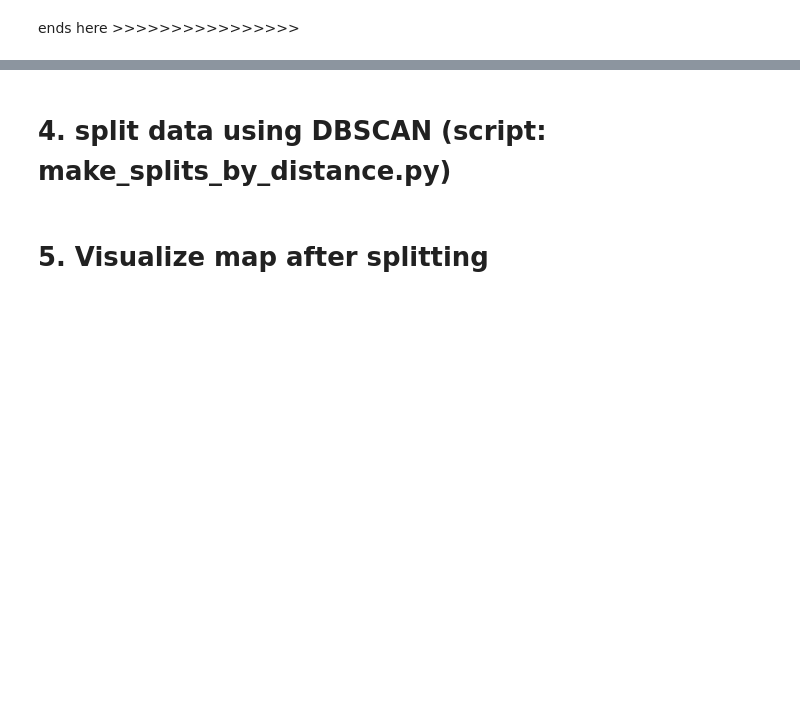
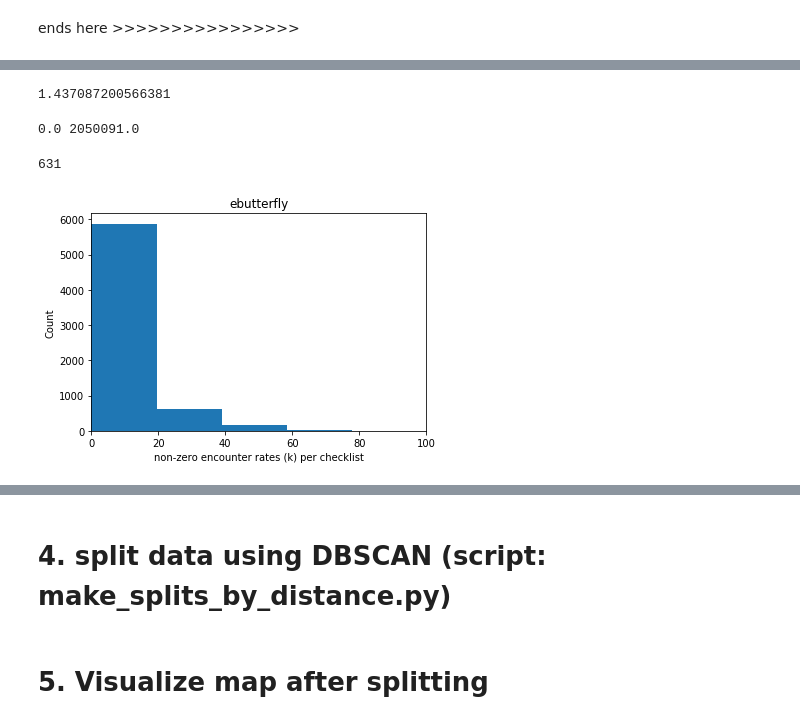
Before and after one commit to RolnickLab/SatBird, a Jupyter notebook: data_processing/ebutterfly_data_preparation/prepare_ebutterfly_with_ebird.ipynb, the cells around one changed output, grey strips where cells are left out. Cells and saved outputs as stored; diff of their text form; code cells hidden in the pictures; blank space fills up the shorter version.

Commit message:
changes to data preparation (butterfly targets)

```diff
--- a/data_processing/ebutterfly_data_preparation/prepare_ebutterfly_with_ebird.ipynb
+++ b/data_processing/ebutterfly_data_preparation/prepare_ebutterfly_with_ebird.ipynb
@@ -260,5 +281,5 @@ starts here >>>>>>>>>>>>>>>>
 ## correction: use an updated species list which drops one species, and re-generated the targets
 species_list = pd.read_csv(os.path.join(root_dir, dataset_tag, 'species_list_updated.csv'))
 # print(species_list[species_list['frequency'] > 1])
-species_list = species_list['species'].tolist()
-# print(len(species_list))
+species_list = species_list[species_list['frequency'] >= 100]['species'].tolist()
+print(len(species_list))
@@ -268,9 +319,10 @@ ends here >>>>>>>>>>>>>>>>
 # create targets by aggregating checklists
 import json
 problems = []
-filtered_butterfly_data.iloc[18241].to_csv(os.path.join(root_dir, dataset_tag, '1.csv'))
-filtered_butterfly_data.iloc[33283].to_csv(os.path.join(root_dir, dataset_tag, '2.csv'))
+# filtered_butterfly_data.iloc[18241].to_csv(os.path.join(root_dir, dataset_tag, '1.csv'))
+# filtered_butterfly_data.iloc[33283].to_csv(os.path.join(root_dir, dataset_tag, '2.csv'))
 
+non_zero_target = []
 for group_name, group_data in tqdm(grouped_butterfly_data):
     target = {}
     checklist_ = np.zeros(len(species_list))
@@ -287,12 +339,30 @@ for group_name, group_data in tqdm(grouped_butterfly_data):
     if np.max(checklist_) > 1 :
         problems.append(group_name)
 
+    non_zero_target.append(np.count_nonzero(checklist_))
     target['probs'] = checklist_.tolist()
     target['hotspot_id'] = group_name
-    path = os.path.join(root_dir, dataset_tag, 'butterfly_targets')
+    path = os.path.join(root_dir, dataset_tag, 'butterfly_targets_2')
     if not os.path.exists(path):
         os.mkdir(path)
 
-    with open(os.path.join(root_dir, dataset_tag, 'butterfly_targets', group_name + '.json'), 'w') as fp:
-        json.dump(ta    # dropping species that appear more than once in the same checklist
-rget, fp)
+    with open(os.path.join(root_dir, dataset_tag, 'butterfly_targets_2', group_name + '.json'), 'w') as fp:
+        json.dump(target, fp)
+# %%
+import numpy as np
+import json
+import glob
+
+non_zero_target = []
+
+for file in glob.glob("corrected_targets/*"):
+    arr = json.load(open("corrected_targets/"+file))
+    probs = arr["probs"]
+    non_zero_target.append(np.count_nonzero(checklist_))
+
+np.save("ebird_non_zeros_targets.npy", np.array(non_zero_targets))
+# %%
+# percentage of non-zero encounter rates vs. zero encounter rates
+100*np.sum(non_zero_target)/(len(non_zero_target)*601)
+# %% [output]
+1.437087200566381
@@ -298,0 +372,20 @@ rget, fp)
+# %%
+print(ebird_freq.min(), ebird_freq.max())
+# %% [output]
+0.0 2050091.0
+# %%
+len(ebird_freq[ebird_freq > 20])
+# %% [output]
+631
+# %%
+import matplotlib.pyplot as plt
+import numpy as np
+
+plt.hist(non_zero_target)
+plt.xlim(0, 100)
+plt.xlabel("non-zero encounter rates (k) per checklist")
+plt.ylabel("Count")
+plt.title("ebutterfly")
+plt.show()
+# %% [output]
+[figure, added]
```
Also changed, not shown: parts of 12 cells of this notebook, 1 other file.
